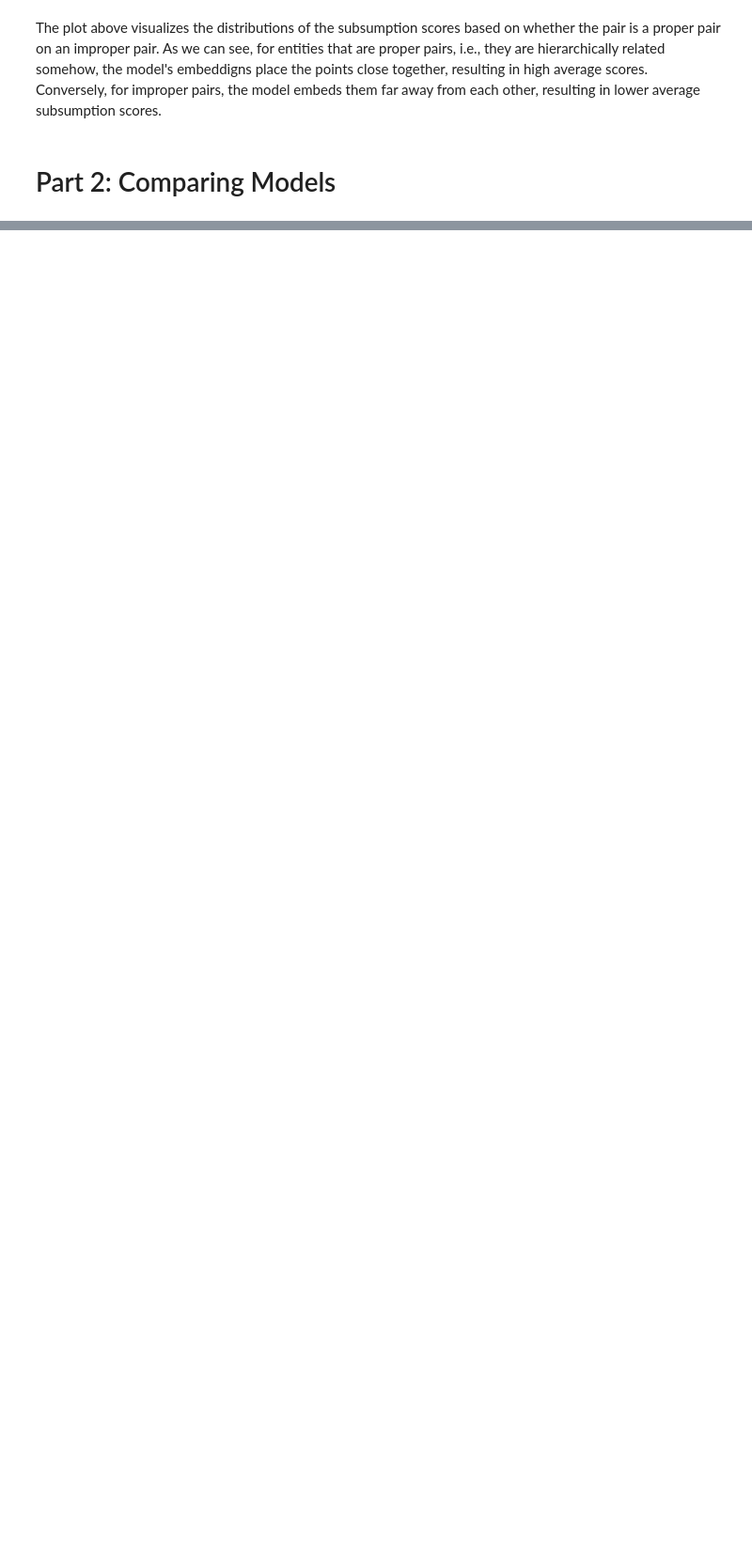
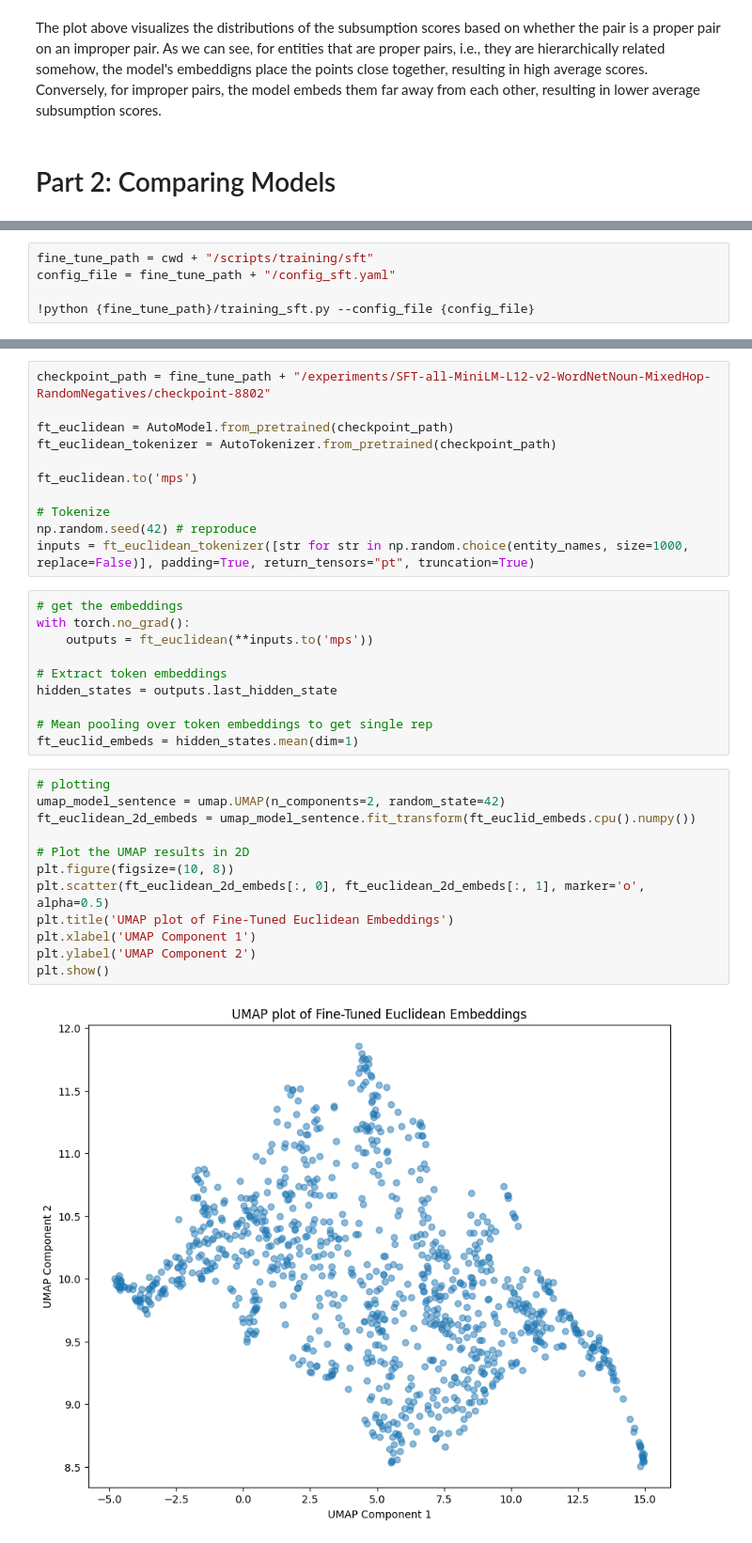
Before and after one commit to CEBangu/HierarchyTransformers, a Jupyter notebook: paper_reproduction_and_exploration.ipynb, the cells around one changed output, grey strips where cells are left out. Shown at 94% size. Drawn from its saved outputs; the diff is of its cells as text; blank space fills up the shorter version.

```diff
--- a/paper_reproduction_and_exploration.ipynb
+++ b/paper_reproduction_and_exploration.ipynb
@@ -242,0 +223,5 @@ Estimated Gromov Hyperbolicity: Mean = 0.0168, Std = 0.0156
+# %%
+fine_tune_path = cwd + "/scripts/training/sft"
+config_file = fine_tune_path + "/config_sft.yaml"
+
+!python {fine_tune_path}/training_sft.py --config_file {config_file}
@@ -242,0 +230,35 @@ Estimated Gromov Hyperbolicity: Mean = 0.0168, Std = 0.0156
+# %%
+checkpoint_path = fine_tune_path + "/experiments/SFT-all-MiniLM-L12-v2-WordNetNoun-MixedHop-RandomNegatives/checkpoint-8802"
+
+ft_euclidean = AutoModel.from_pretrained(checkpoint_path)
+ft_euclidean_tokenizer = AutoTokenizer.from_pretrained(checkpoint_path)
+
+ft_euclidean.to('mps')
+
+# Tokenize
+np.random.seed(42) # reproduce
+inputs = ft_euclidean_tokenizer([str for str in np.random.choice(entity_names, size=1000, replace=False)], padding=True, return_tensors="pt", truncation=True)
+# %%
+# get the embeddings
+with torch.no_grad():
+    outputs = ft_euclidean(**inputs.to('mps'))
+
+# Extract token embeddings
+hidden_states = outputs.last_hidden_state
+
+# Mean pooling over token embeddings to get single rep
+ft_euclid_embeds = hidden_states.mean(dim=1)
+# %%
+# plotting
+umap_model_sentence = umap.UMAP(n_components=2, random_state=42)
+ft_euclidean_2d_embeds = umap_model_sentence.fit_transform(ft_euclid_embeds.cpu().numpy())
+
+# Plot the UMAP results in 2D
+plt.figure(figsize=(10, 8))
+plt.scatter(ft_euclidean_2d_embeds[:, 0], ft_euclidean_2d_embeds[:, 1], marker='o', alpha=0.5)
+plt.title('UMAP plot of Fine-Tuned Euclidean Embeddings')
+plt.xlabel('UMAP Component 1')
+plt.ylabel('UMAP Component 2')
+plt.show()
+# %% [output]
+[figure, added]
```
Also changed, not shown: parts of 30 cells of this notebook, 1 other file.
